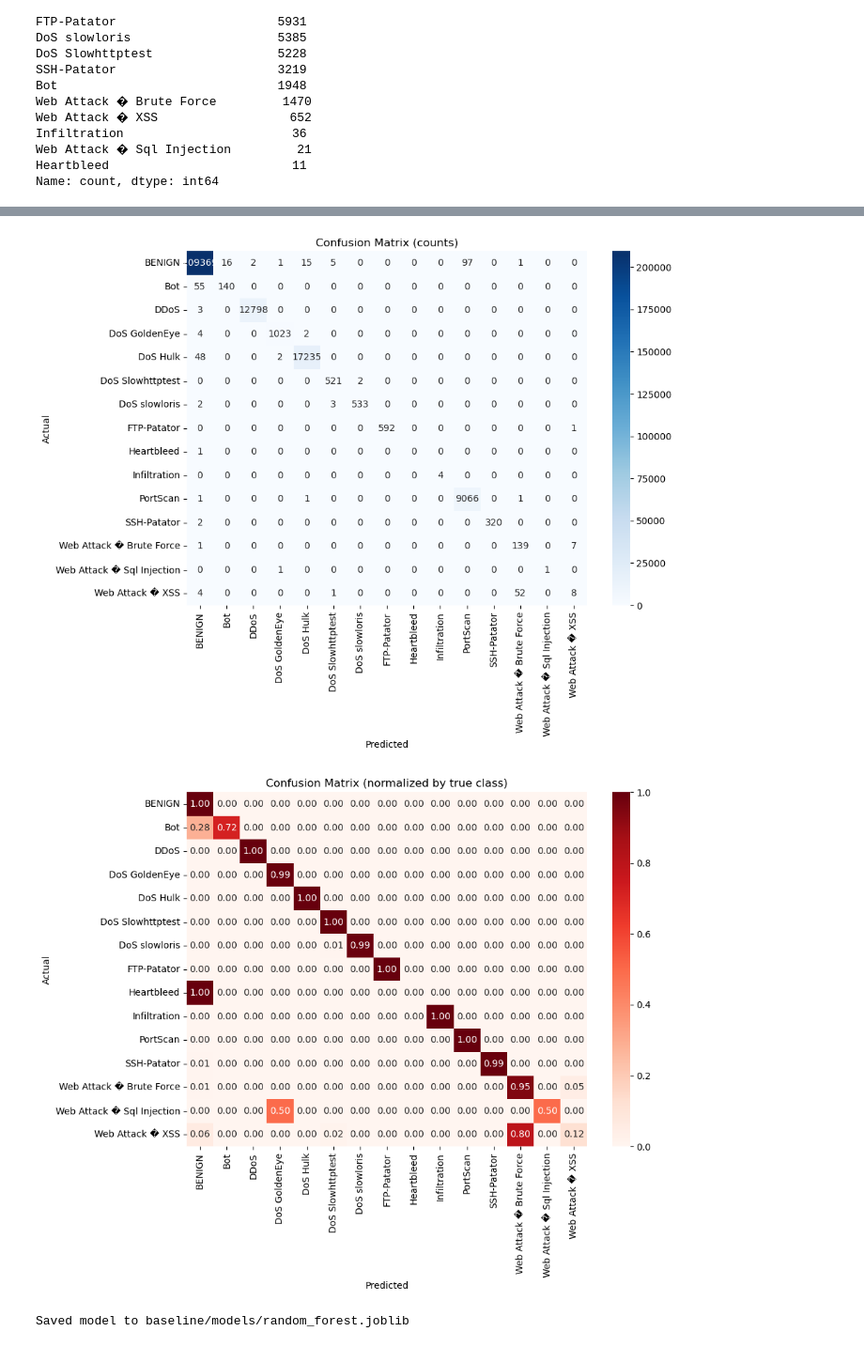
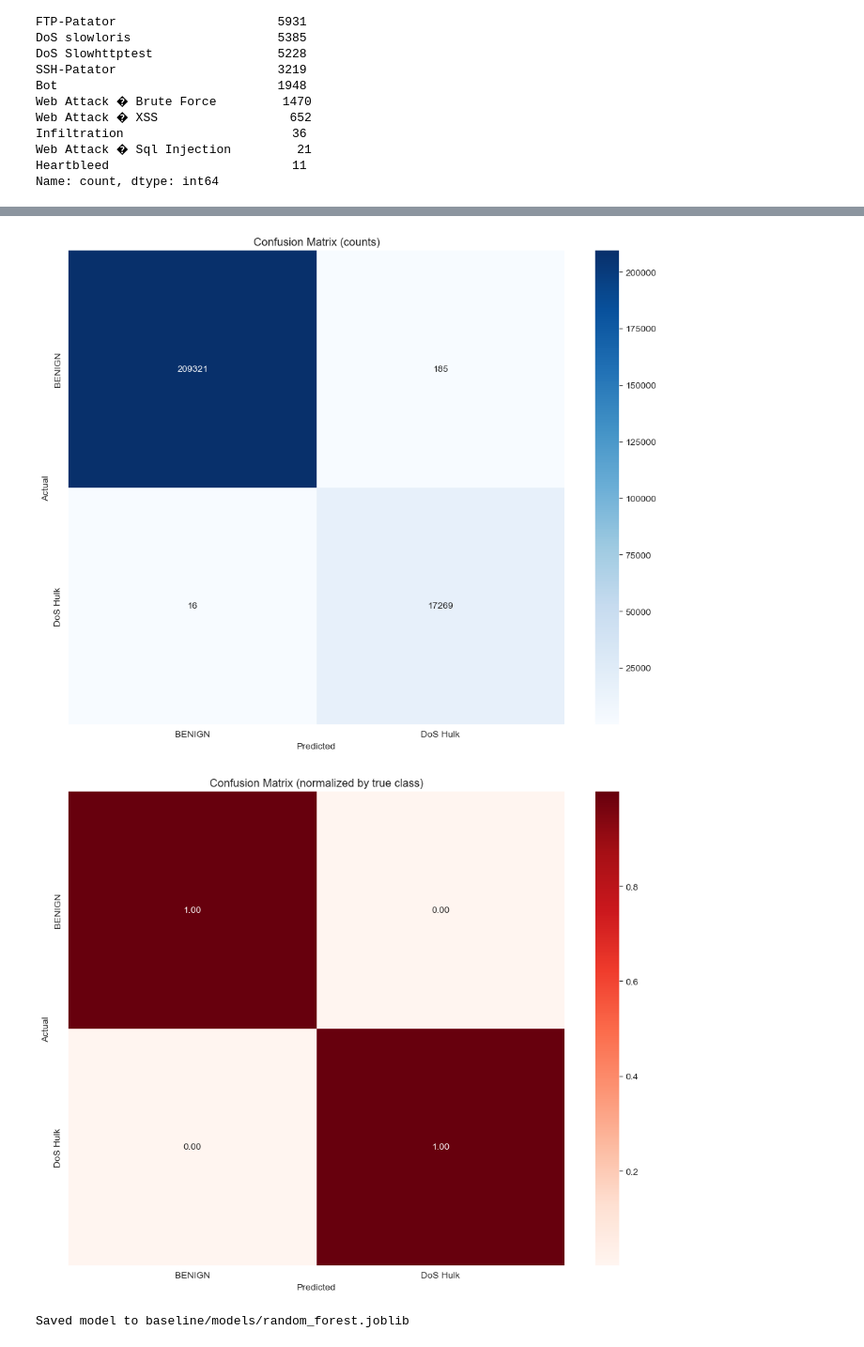
Before and after one commit to ramuld12/Property-based-Neural-Network-Verification, a Jupyter notebook: baseline/baseline.ipynb, the cells around one changed output, grey strips where cells are left out. Shown at 94% size. Saved outputs shown, nothing was run; the diff lists cells and outputs as text; code cells hidden in the pictures.

Commit message:
RandomForest baseline now only uses BENIGN vs DOS_HULK

```diff
--- a/baseline/baseline.ipynb
+++ b/baseline/baseline.ipynb
@@ -89,3 +96,10 @@ Infiltration                       36
 Web Attack � Sql Injection         21
 Heartbleed                         11
 Name: count, dtype: int64
+# %%
+# Filter dataset
+labels = ['BENIGN', 'DoS Hulk']
+binary_df = full_df[full_df['Label'].isin(labels)].copy()
+
+print("Class distribution after filtering:")
+print(binary_df['Label'].value_counts())
@@ -92,6 +131,13 @@ Name: count, dtype: int64
 # %%
-X = full_df.drop('Label', axis=1)
-y = full_df['Label']
+# Balance ONLY the training set (downsample the majority class to match the minority)
 
-print("Features shape:", X.shape)
-print("Target shape:", y.shape)
+train_df = X_train.copy()
+train_df['Label'] = y_train.values
+
+counts = train_df['Label'].value_counts()
+dos_hulk_counts = counts.min()
+
+dos_hulk_df = train_df[train_df['Label'] == 'DoS Hulk']
+benign_sampled_df = train_df[train_df['Label'] == 'BENIGN'].sample(n=dos_hulk_counts, random_state=42)
+
+balanced_train_df = pd.concat([dos_hulk_df, benign_sampled_df], ignore_index=True).sample(frac=1, random_state=42)
@@ -101,4 +144,7 @@ Target shape: (2520798,)
 # %%
-# Encode categorical features with LabelEncoder (acceptable for tree models)
-le = LabelEncoder()
-full_df['Label'] = le.fit_transform(full_df['Label'])
+X_train_balanced = balanced_train_df.drop('Label', axis=1)
+y_train_balanced = balanced_train_df['Label']
+
+print("X_train_balanced shape:", X_train_balanced.shape)
+print("y_train_balanced distribution:")
+print(y_train_balanced.value_counts())
@@ -131,14 +158,14 @@ X_train, X_valid, y_train, y_valid = train_test_split(
 # %%
 os.makedirs('models', exist_ok=True)
 
-total_trees = 200
+total_trees = 100
 step = 10
 
 clf = RandomForestClassifier(n_estimators=step, warm_start=True, n_jobs=-1, random_state=42)
 start = time.time()
 for n in range(step, total_trees + 1, step):
     clf.set_params(n_estimators=n)
-    clf.fit(X_train, y_train)
+    clf.fit(X_train_balanced, y_train_balanced)
     elapsed = time.time() - start
     print(f"Trained {n}/{total_trees} trees ({n/total_trees*100:.1f}%), elapsed {elapsed:.1f}s")
 # %% [output]
@@ -165,11 +182,10 @@ Trained 200/200 trees (100.0%), elapsed 664.8s
 # %%
-# Predictions & basic metrics
-y_pred = clf.predict(X_valid)
-print("Classification report:\n", classification_report(y_valid, y_pred, labels=np.unique(y_pred)))
+y_pred = clf.predict(X_test)
+print("Classification report:\n", classification_report(y_test, y_pred, labels=labels))
 
 # Confusion matrix (counts and normalized)
-cm = confusion_matrix(y_valid, y_pred)
-labels = np.unique(np.concatenate([y_valid, y_pred]).astype(str))
+cm = confusion_matrix(y_test, y_pred)
+labels = np.unique(np.concatenate([y_test, y_pred]).astype(str))
 
 # Plot raw counts
 plt.figure(figsize=(10, 8))
@@ -213,5 +221,5 @@ Classification report:
-[figure, old version]
+[figure, new version]
-[figure, old version]
+[figure, new version]
 # %%
 # Save model + encoders
 os.makedirs('models', exist_ok=True)
```
Also changed, not shown: parts of 15 cells of this notebook, 1 other file.
